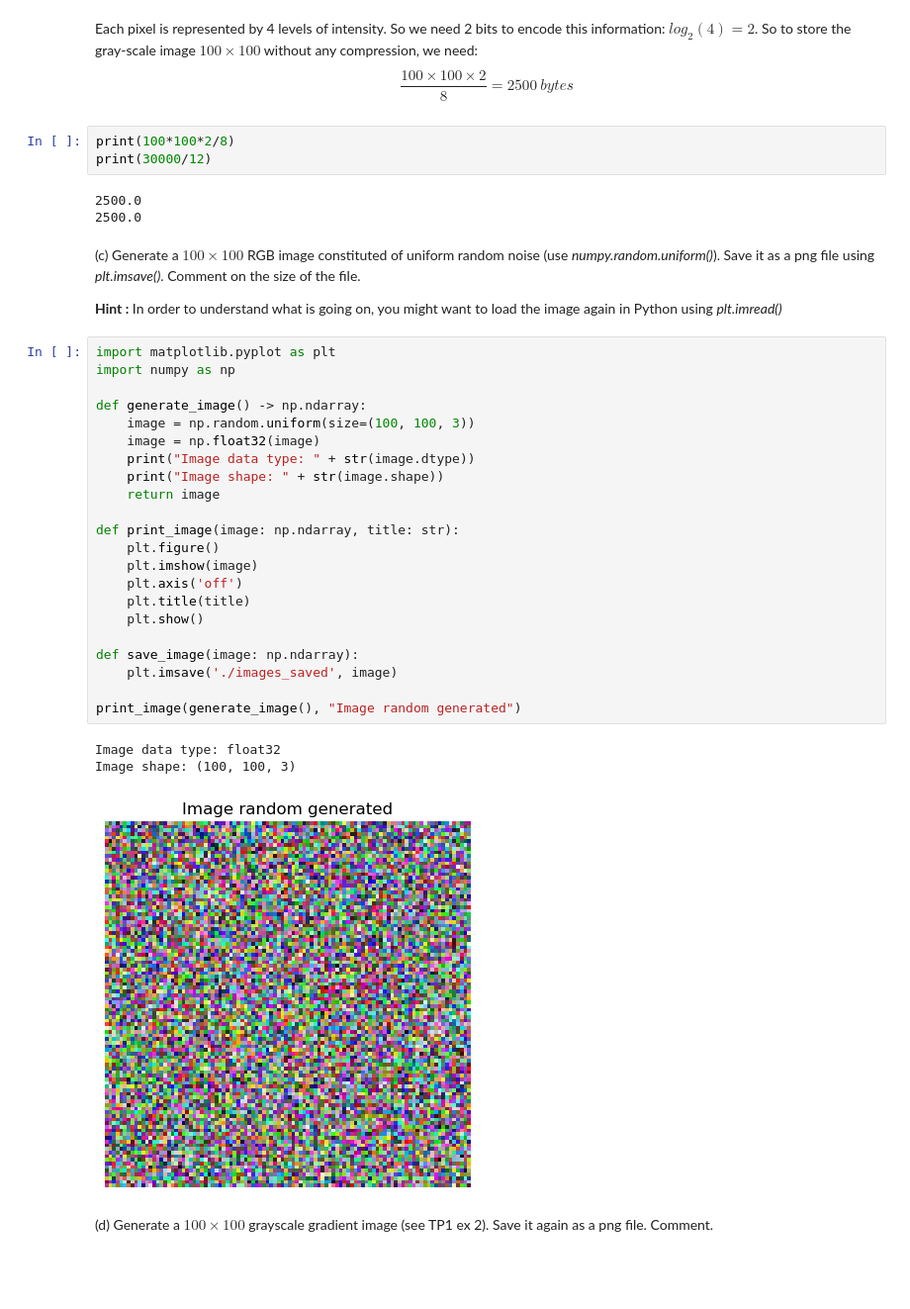
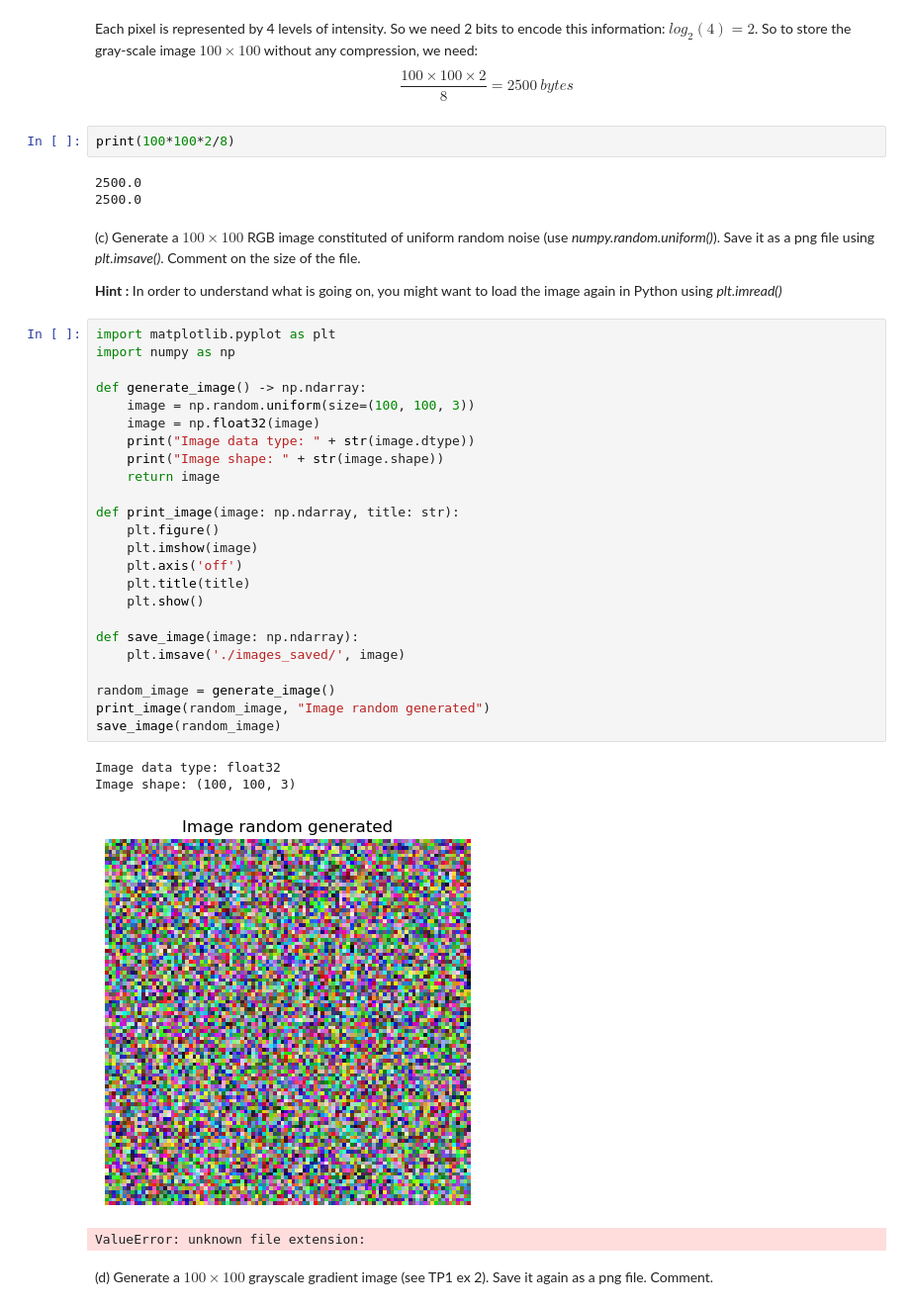
Before and after one commit to Arkanthara/digital_image_processing, a Jupyter notebook: TP3_Image_acquisition_and_sensing.ipynb, the cells around one changed output. Shown: that part at 99% size. Drawn from its saved outputs; the diff is of its cells as text; blank space fills up the shorter version.

```diff
--- a/TP3_Image_acquisition_and_sensing.ipynb
+++ b/TP3_Image_acquisition_and_sensing.ipynb
@@ -35,7 +35,6 @@ Each pixel is represented by 4 levels of intensity. So we need 2 bits to encode
 $$\frac{100 \times 100 \times 2}{8} = 2500\ bytes$$
 # %%
 print(100*100*2/8)
-print(30000/12)
 # %% [output]
 2500.0
 2500.0
@@ -46,28 +45,31 @@ print(30000/12)
 # %%
 import matplotlib.pyplot as plt
 import numpy as np
 
 def generate_image() -> np.ndarray:
     image = np.random.uniform(size=(100, 100, 3))
     image = np.float32(image)
     print("Image data type: " + str(image.dtype))
     print("Image shape: " + str(image.shape))
     return image
 
 def print_image(image: np.ndarray, title: str):
     plt.figure()
     plt.imshow(image)
     plt.axis('off')
     plt.title(title)
     plt.show()
 
 def save_image(image: np.ndarray):
-    plt.imsave('./images_saved', image)
+    plt.imsave('./images_saved/', image)
 
-print_image(generate_image(), "Image random generated")
+random_image = generate_image()
+print_image(random_image, "Image random generated")
+save_image(random_image)
 # %% [output]
 Image data type: float32
 Image shape: (100, 100, 3)
-[figure, old version]
+[figure, new version]
+ValueError: unknown file extension:
 # %% [markdown]
 (d) Generate a $100 \times 100$ grayscale gradient image (see TP1 ex 2). Save it again as a png file. Comment.
```
Also changed, not shown: parts of 2 cells of this notebook.
